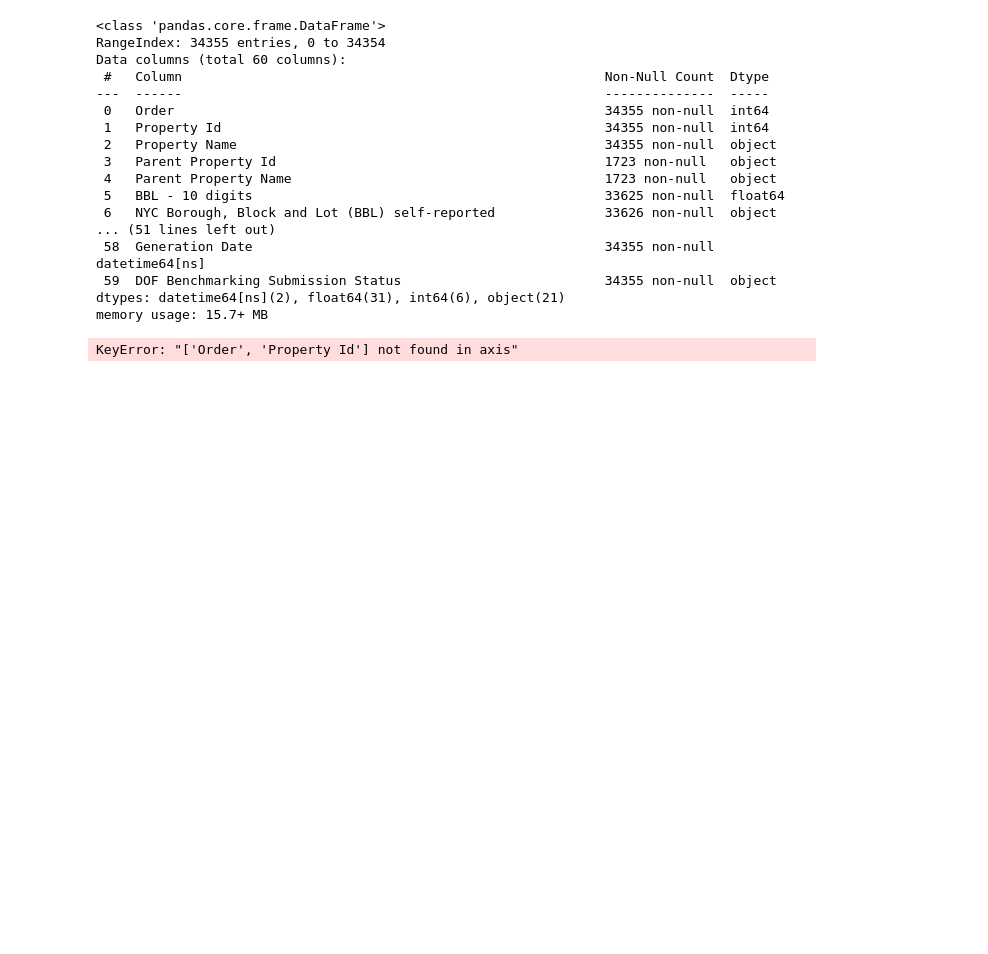
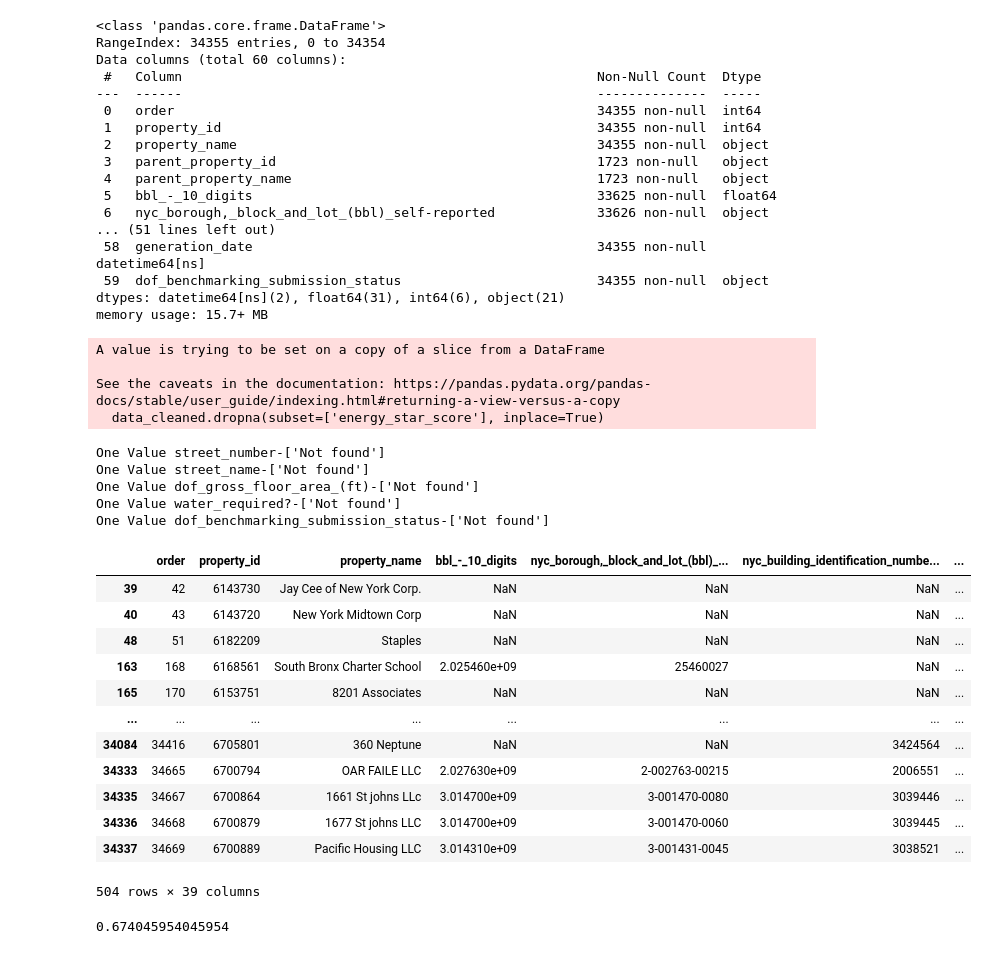
Before and after one commit to tarasenya/ml-zoomcamp-hw, a Jupyter notebook: MidTermProject/notebooks/perliminary.ipynb, the cells around one changed output. Cells and saved outputs as stored; diff of their text form; code cells hidden in the pictures; blank space fills up the shorter version.

```diff
--- a/MidTermProject/notebooks/perliminary.ipynb
+++ b/MidTermProject/notebooks/perliminary.ipynb
@@ -27,27 +10,75 @@ data
+# %%
+# uniforming names of the columns
+data_columns =[col.lower().replace(' ', '_').replace('²', '') for col in data.columns]
+data.columns = data_columns
 # %%
 data.info()
 # %% [output]
 <class 'pandas.core.frame.DataFrame'>
 RangeIndex: 34355 entries, 0 to 34354
 Data columns (total 60 columns):
- #   Column                                                      Non-Null Count  Dtype
----  ------                                                      --------------  -----
- 0   Order                                                       34355 non-null  int64
- 1   Property Id                                                 34355 non-null  int64
- 2   Property Name                                               34355 non-null  object
- 3   Parent Property Id                                          1723 non-null   object
- 4   Parent Property Name                                        1723 non-null   object
- 5   BBL - 10 digits                                             33625 non-null  float64
- 6   NYC Borough, Block and Lot (BBL) self-reported              33626 non-null  object
+ #   Column                                                     Non-Null Count  Dtype
+---  ------                                                     --------------  -----
+ 0   order                                                      34355 non-null  int64
+ 1   property_id                                                34355 non-null  int64
+ 2   property_name                                              34355 non-null  object
+ 3   parent_property_id                                         1723 non-null   object
+ 4   parent_property_name                                       1723 non-null   object
+ 5   bbl_-_10_digits                                            33625 non-null  float64
+ 6   nyc_borough,_block_and_lot_(bbl)_self-reported             33626 non-null  object
 ... (51 lines left out)
- 58  Generation Date                                             34355 non-null  datetime64[ns]
- 59  DOF Benchmarking Submission Status                          34355 non-null  object
+ 58  generation_date                                            34355 non-null  datetime64[ns]
+ 59  dof_benchmarking_submission_status                         34355 non-null  object
 dtypes: datetime64[ns](2), float64(31), int64(6), object(21)
 memory usage: 15.7+ MB
 # %%
-# drop colums if they contain more than 70% NAs
+# drop colums if they contain more than 70% NAs and rows with NA target variable
 data_cleaned = data.dropna(thresh=int(0.7*len(data)),axis=1)
+data_cleaned.dropna(subset=['energy_star_score'], inplace=True)
+# %% [output]
+A value is trying to be set on a copy of a slice from a DataFrame
+
+See the caveats in the documentation: https://pandas.pydata.org/pandas-docs/stable/user_guide/indexing.html#returning-a-view-versus-a-copy
+  data_cleaned.dropna(subset=['energy_star_score'], inplace=True)
-# %%
-data_cleaned.drop(columns=['Order', 'Property Id'], inplace=True)
-# %% [output]
-KeyError: "['Order', 'Property Id'] not found in axis"
+# %%
+for col in data_cleaned.columns:
+    if len(data_cleaned[col].unique())==1:
+        print(f'One Value {col}-{data_cleaned[col].unique()}')
+# %% [output]
+One Value street_number-['Not found']
+One Value street_name-['Not found']
+One Value dof_gross_floor_area_(ft)-['Not found']
+One Value water_required?-['Not found']
+One Value dof_benchmarking_submission_status-['Not found']
+# %%
+# Columns 'bbl_-_10_digits', 'nyc_borough,_block_and_lot_(bbl)_self-reported are almost the same, right?
+def bbl(x):
+    if type(x) == int:
+        return x
+    elif type(x) == float and math.isnan(x):
+        return x
+    else:
+        return int(re.sub(r"\D","", x))
+
+data_cleaned[data_cleaned['bbl_-_10_digits']!=data_cleaned['nyc_borough,_block_and_lot_(bbl)_self-reported'].apply(bbl)]
+# %% [output]
+|  | order | property_id | property_name | bbl_-_10_digits | nyc_borough,_block_and_lot_(bbl)_... | nyc_building_identification_numbe... | ... |
+| 39 | 42 | 6143730 | Jay Cee of New York Corp. | NaN | NaN | NaN | ... |
+| 40 | 43 | 6143720 | New York Midtown Corp | NaN | NaN | NaN | ... |
+| 48 | 51 | 6182209 | Staples | NaN | NaN | NaN | ... |
+| 163 | 168 | 6168561 | South Bronx Charter School | 2.025460e+09 | 25460027 | NaN | ... |
+| 165 | 170 | 6153751 | 8201 Associates | NaN | NaN | NaN | ... |
+| ... | ... | ... | ... | ... | ... | ... | ... |
+| 34084 | 34416 | 6705801 | 360 Neptune | NaN | NaN | 3424564 | ... |
+| 34333 | 34665 | 6700794 | OAR FAILE LLC | 2.027630e+09 | 2-002763-00215 | 2006551 | ... |
+| 34335 | 34667 | 6700864 | 1661 St johns LLc | 3.014700e+09 | 3-001470-0080 | 3039446 | ... |
+| 34336 | 34668 | 6700879 | 1677 St johns LLC | 3.014700e+09 | 3-001470-0060 | 3039445 | ... |
+| 34337 | 34669 | 6700889 | Pacific Housing LLC | 3.014310e+09 | 3-001431-0045 | 3038521 | ... |
+504 rows × 39 columns
+# %%
+# For BBL Borough Block Lot, is an identification code for buildings across the city used by the Planning department
+# we look at the duplicates (since it is an identifier of a building).
+# We have the following percentage of unique buildings
+len(data_cleaned.drop_duplicates(subset=['bbl_-_10_digits']))/len(data_cleaned.dropna(subset=['bbl_-_10_digits']))
+# %% [output]
+0.674045954045954
```
Also changed, not shown: parts of 48 cells of this notebook.
